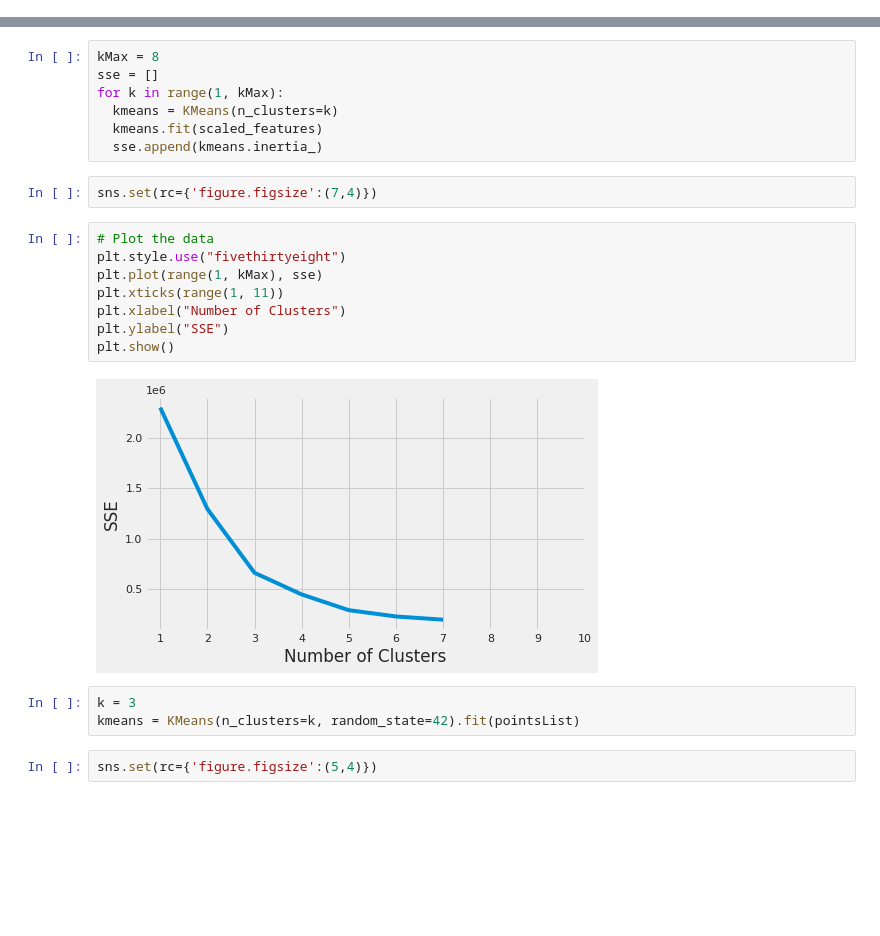
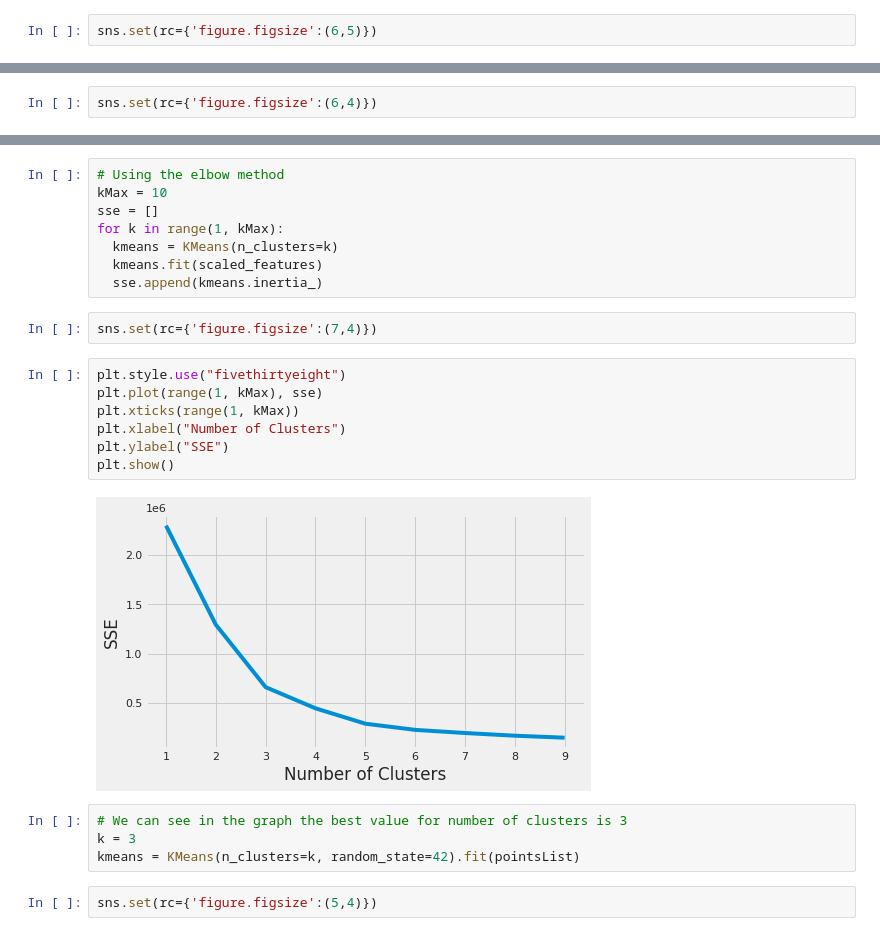
Before and after one commit to EliasEconomou/DataMining2-Travel-Time-Prediction, a Jupyter notebook: DataMining2_Travel_Time_Prediction.ipynb, the cells around one changed output, grey strips where cells are left out. Drawn from its saved outputs; the diff is of its cells as text; blank space fills up the shorter version.

```diff
--- a/DataMining2_Travel_Time_Prediction.ipynb
+++ b/DataMining2_Travel_Time_Prediction.ipynb
@@ -108,6 +106,8 @@ isOutlier = list(is_outlier)
 print("Number of outliers is {}.".format(isOutlier.count("outlier")))
 # %% [output]
 Number of outliers is 1665.
+# %%
+sns.set(rc={'figure.figsize':(6,5)})
 # %%
 # x-axis values
 x_values = range(trainDF.trip_duration.shape[0])
@@ -211,4 +214,6 @@ new_max_dropoffLat = max(trainDF.dropoff_latitude)
 trainDF.shape
 # %% [output]
 (1149734, 11)
+# %%
+sns.set(rc={'figure.figsize':(6,4)})
 # %%
@@ -764,7 +794,8 @@ pointsList = list(zip(trainDF.pickup_longitude, trainDF.pickup_latitude))
 scaler = StandardScaler()
 scaled_features = scaler.fit_transform(pointsList)
 # %%
-kMax = 8
+# Using the elbow method
+kMax = 10
 sse = []
 for k in range(1, kMax):
   kmeans = KMeans(n_clusters=k)
@@ -773,16 +804,16 @@ for k in range(1, kMax):
 # %%
 sns.set(rc={'figure.figsize':(7,4)})
 # %%
-# Plot the data
 plt.style.use("fivethirtyeight")
 plt.plot(range(1, kMax), sse)
-plt.xticks(range(1, 11))
+plt.xticks(range(1, kMax))
 plt.xlabel("Number of Clusters")
 plt.ylabel("SSE")
 plt.show()
 # %% [output]
-[figure, old version]
+[figure, new version]
 # %%
+# We can see in the graph the best value for number of clusters is 3
 k = 3
 kmeans = KMeans(n_clusters=k, random_state=42).fit(pointsList)
 # %%
```
Also changed, not shown: parts of 21 cells of this notebook.
